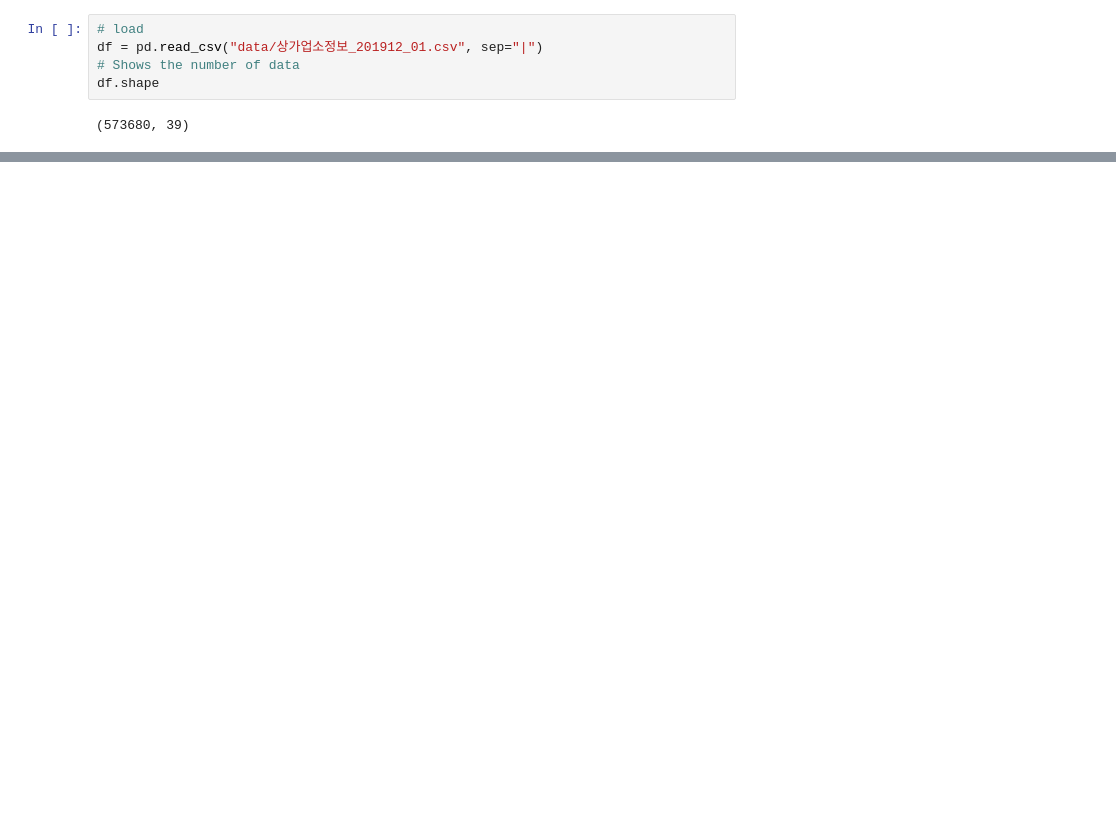
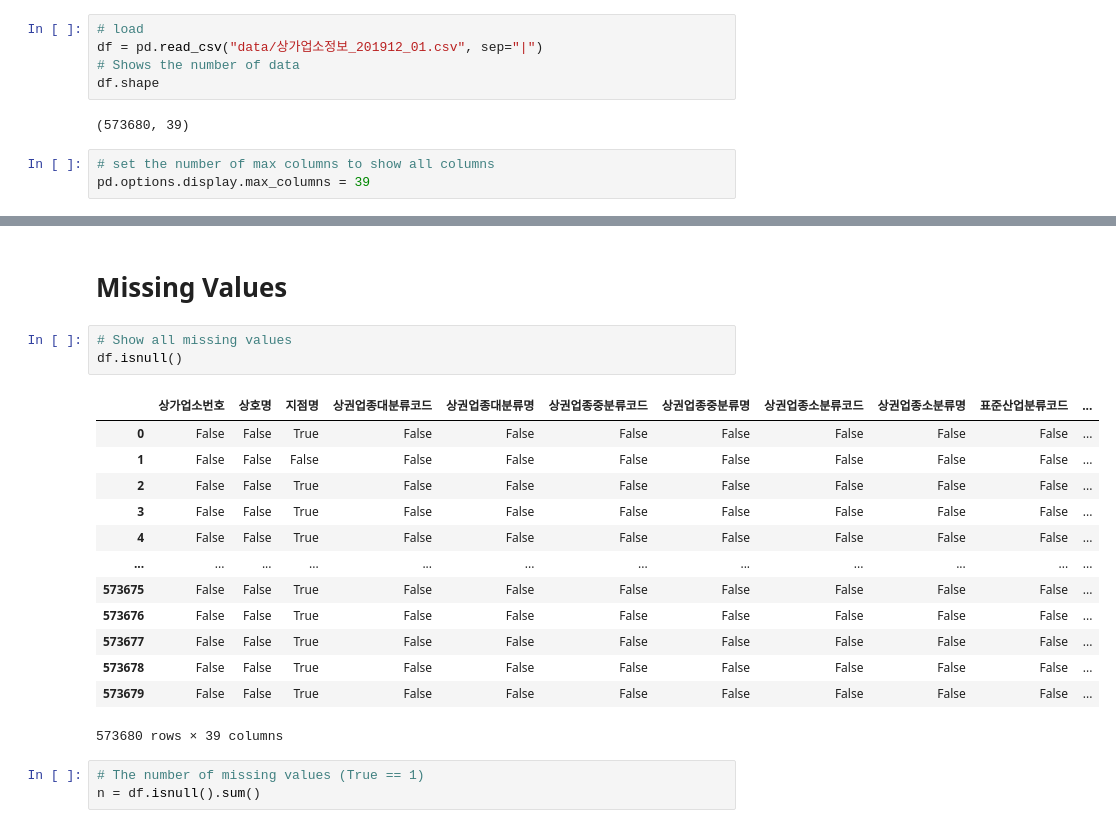
Before and after one commit to taeheelee90/seoul_market_analysis, a Jupyter notebook: Untitled.ipynb, the cells around one changed output, grey strips where cells are left out. Cells and saved outputs as stored; diff of their text form; blank space fills up the shorter version.

```diff
--- a/Untitled.ipynb
+++ b/Untitled.ipynb
@@ -50,3 +50,6 @@ df = pd.read_csv("data/상가업소정보_201912_01.csv", sep="|")
 df.shape
 # %% [output]
 (573680, 39)
+# %%
+# set the number of max columns to show all columns
+pd.options.display.max_columns = 39
@@ -52,0 +142,22 @@ df.shape
+# %% [markdown]
+# Missing Values
+# %%
+# Show all missing values
+df.isnull()
+# %% [output]
+|  | 상가업소번호 | 상호명 | 지점명 | 상권업종대분류코드 | 상권업종대분류명 | 상권업종중분류코드 | 상권업종중분류명 | 상권업종소분류코드 | 상권업종소분류명 | 표준산업분류코드 | ... |
+| 0 | False | False | True | False | False | False | False | False | False | False | ... |
+| 1 | False | False | False | False | False | False | False | False | False | False | ... |
+| 2 | False | False | True | False | False | False | False | False | False | False | ... |
+| 3 | False | False | True | False | False | False | False | False | False | False | ... |
+| 4 | False | False | True | False | False | False | False | False | False | False | ... |
+| ... | ... | ... | ... | ... | ... | ... | ... | ... | ... | ... | ... |
+| 573675 | False | False | True | False | False | False | False | False | False | False | ... |
+| 573676 | False | False | True | False | False | False | False | False | False | False | ... |
+| 573677 | False | False | True | False | False | False | False | False | False | False | ... |
+| 573678 | False | False | True | False | False | False | False | False | False | False | ... |
+| 573679 | False | False | True | False | False | False | False | False | False | False | ... |
+573680 rows × 39 columns
+# %%
+# The number of missing values (True == 1)
+n = df.isnull().sum()
```
Also changed, not shown: parts of 19 cells of this notebook.
